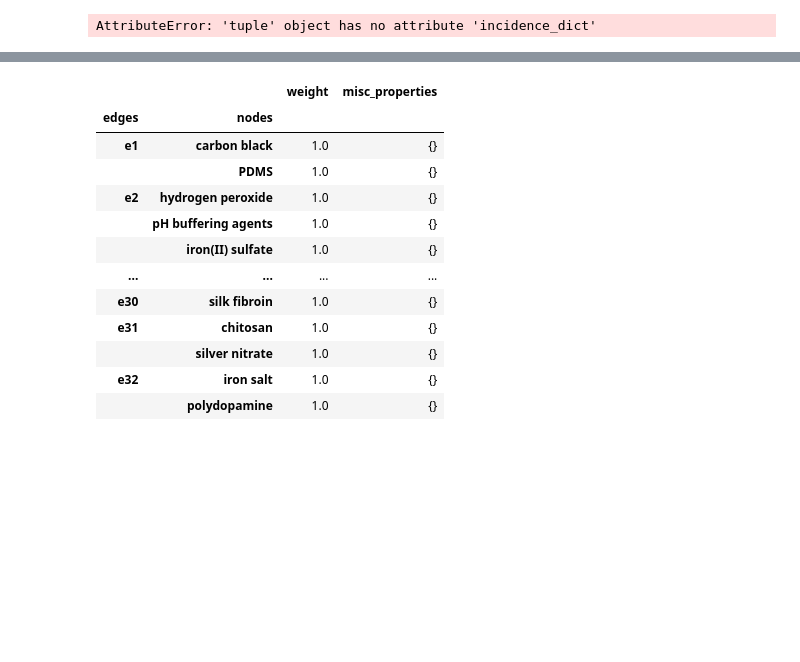
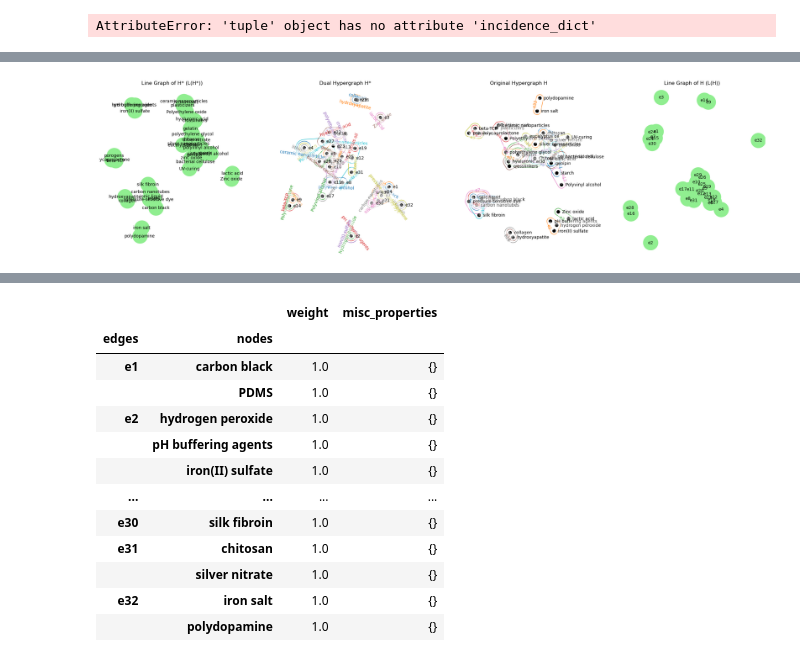
Before and after one commit to bellastewart/knowledge_graph, a Jupyter notebook: codependent.ipynb, the cells around one changed output, grey strips where cells are left out. Cells and saved outputs as stored; diff of their text form; code cells hidden in the pictures; blank space fills up the shorter version.

```diff
--- a/codependent.ipynb
+++ b/codependent.ipynb
@@ -179,0 +214,43 @@ plt.show()
+# %%
+import hypernetx as hnx
+import networkx as nx
+import matplotlib.pyplot as plt
+
+# === Step 1: Use your hypergraph H ===
+# Ensure H is already defined before running this script
+# H = your HyperNetX hypergraph
+
+# === Step 2: Compute dual hypergraph H* ===
+H_star = H.dual()
+
+# === Step 3: Compute s=1 line graphs of H and H* ===
+L_H = H.get_linegraph(s=1)
+L_H_star = H_star.get_linegraph(s=1)
+
+# === Step 4: Create the 2x2 plot ===
+fig, axes = plt.subplots(1, 4, figsize=(22, 6))
+
+titles = [
+    "Line Graph of H* (L(H*))",
+    "Dual Hypergraph H*",
+    "Original Hypergraph H",
+    "Line Graph of H (L(H))"
+]
+objects = [L_H_star, H_star, H, L_H]
+
+# === Step 5: Draw each ===
+for ax, obj, title in zip(axes, objects, titles):
+    ax.set_title(title)
+
+    if isinstance(obj, hnx.Hypergraph):
+        hnx.draw(obj, ax=ax, with_edge_labels=True, with_node_labels=True)
+    elif isinstance(obj, nx.Graph):
+        pos = nx.spring_layout(obj, seed=42)
+        nx.draw(obj, pos, ax=ax, with_labels=True, node_color='lightgreen', node_size=1200, font_size=10)
+    else:
+        raise TypeError("Unsupported object type.")
+
+plt.tight_layout()
+plt.show()
+# %% [output]
+[figure, added]
```
Also changed, not shown: parts of 23 cells of this notebook, 6 other files.
